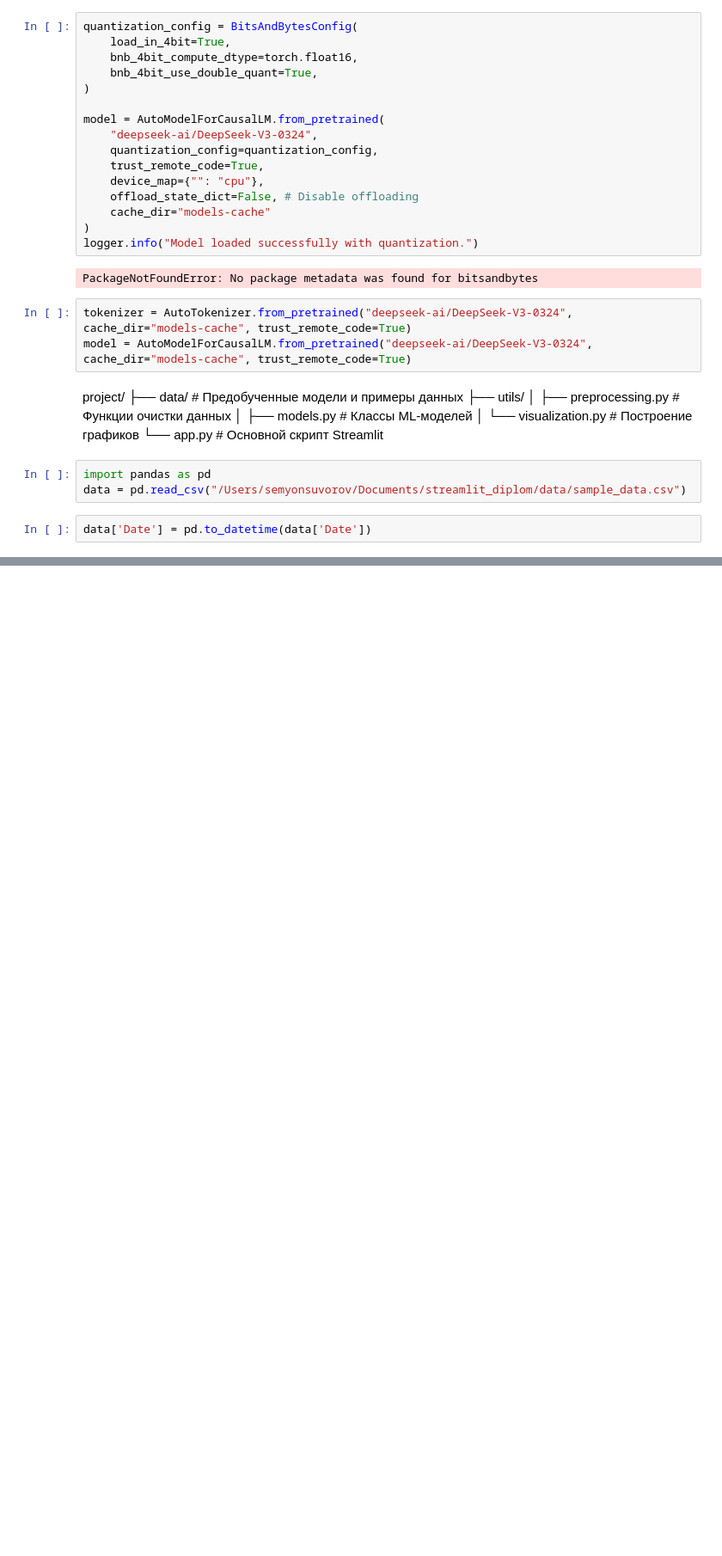
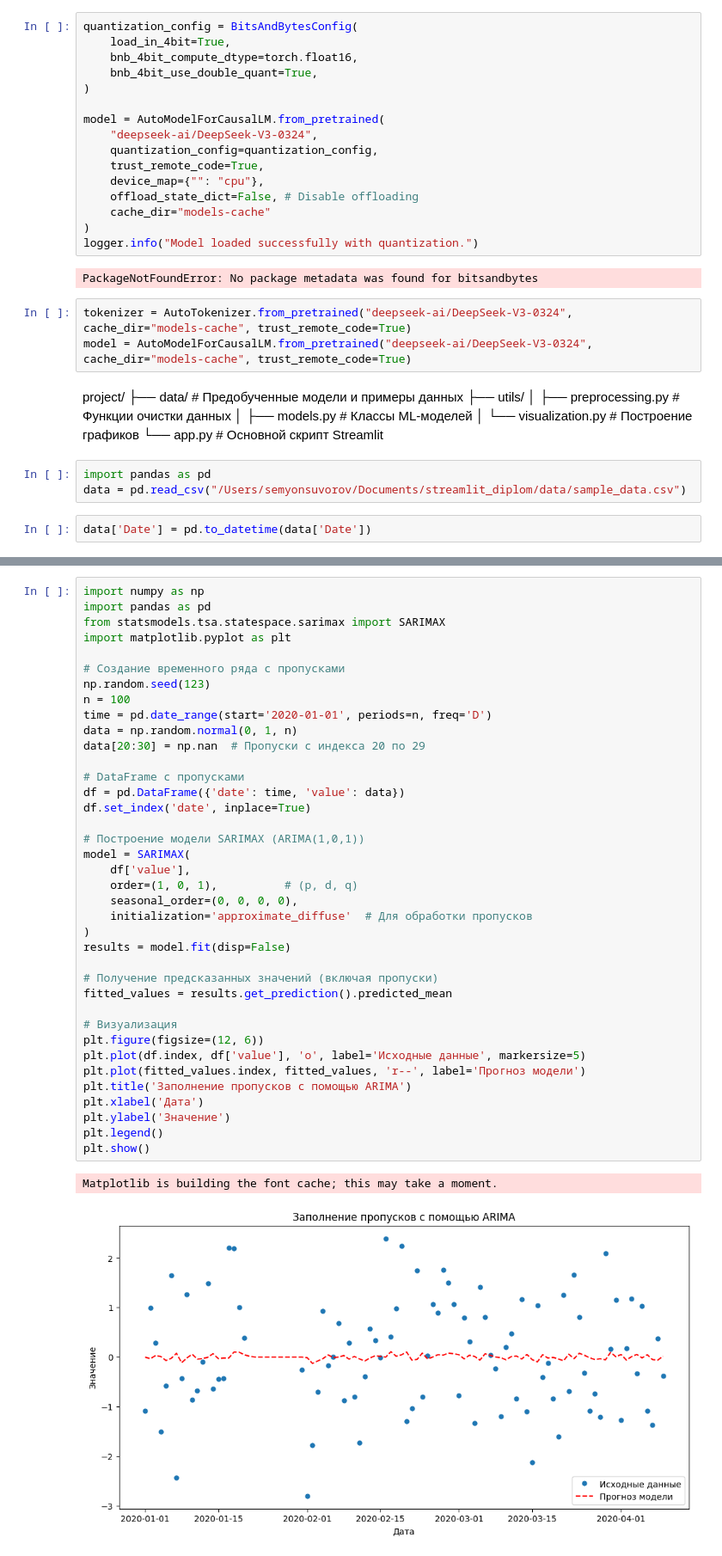
Before and after one commit to SemyonSuvorov/streamlit_diplom, a Jupyter notebook: models/test.ipynb, the cells around one changed output, grey strips where cells are left out. Shown at 86% size. Cells and saved outputs as stored; diff of their text form; blank space fills up the shorter version.

```diff
--- a/models/test.ipynb
+++ b/models/test.ipynb
@@ -59,0 +48,41 @@ data.describe()
+# %%
+import numpy as np
+import pandas as pd
+from statsmodels.tsa.statespace.sarimax import SARIMAX
+import matplotlib.pyplot as plt
+
+# Создание временного ряда с пропусками
+np.random.seed(123)
+n = 100
+time = pd.date_range(start='2020-01-01', periods=n, freq='D')
+data = np.random.normal(0, 1, n)
+data[20:30] = np.nan  # Пропуски с индекса 20 по 29
+
+# DataFrame с пропусками
+df = pd.DataFrame({'date': time, 'value': data})
+df.set_index('date', inplace=True)
+
+# Построение модели SARIMAX (ARIMA(1,0,1))
+model = SARIMAX(
+    df['value'],
+    order=(1, 0, 1),          # (p, d, q)
+    seasonal_order=(0, 0, 0, 0),
+    initialization='approximate_diffuse'  # Для обработки пропусков
+)
+results = model.fit(disp=False)
+
+# Получение предсказанных значений (включая пропуски)
+fitted_values = results.get_prediction().predicted_mean
+
+# Визуализация
+plt.figure(figsize=(12, 6))
+plt.plot(df.index, df['value'], 'o', label='Исходные данные', markersize=5)
+plt.plot(fitted_values.index, fitted_values, 'r--', label='Прогноз модели')
+plt.title('Заполнение пропусков с помощью ARIMA')
+plt.xlabel('Дата')
+plt.ylabel('Значение')
+plt.legend()
+plt.show()
+# %% [output]
+Matplotlib is building the font cache; this may take a moment.
+[figure, added]
```
Also changed, not shown: parts of 1 cell of this notebook, 5 other files.
